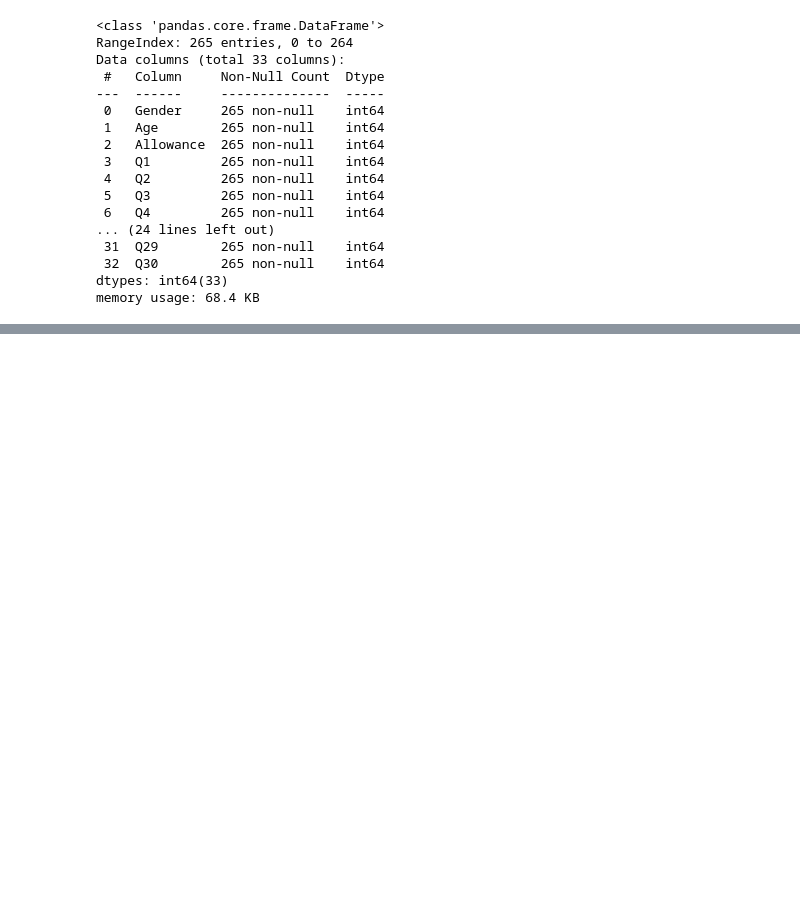
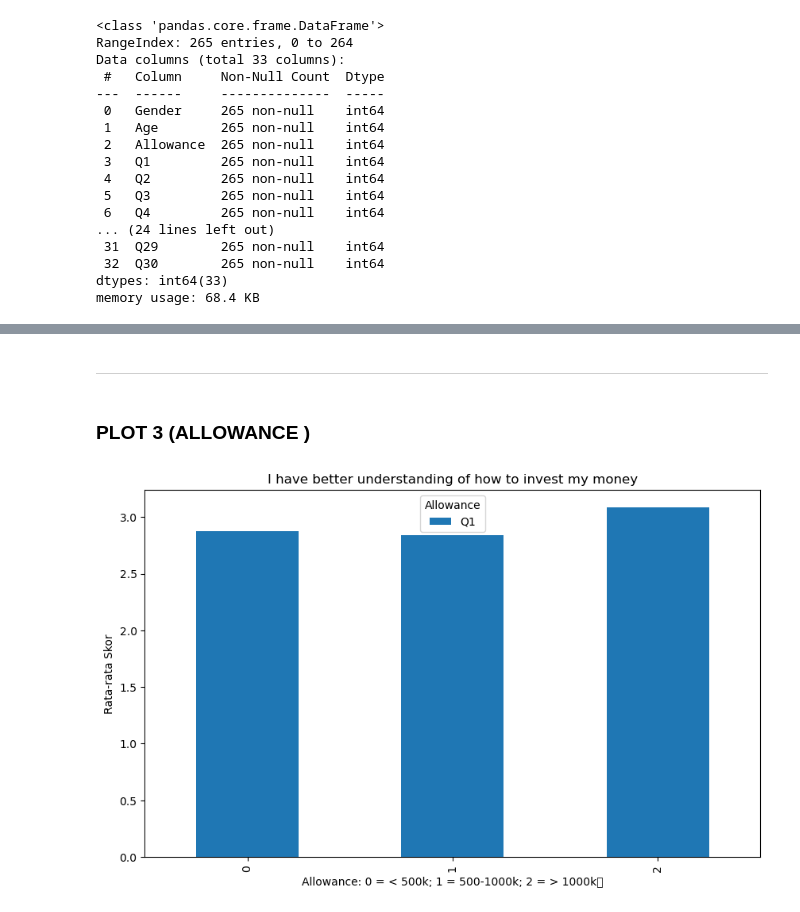
Before and after one commit to FTDS-assignment-bay/p2-final-project-ftds-006-bsd-group-001, a Jupyter notebook: test.ipynb, the cells around one changed output, grey strips where cells are left out. Saved outputs shown, nothing was run; the diff lists cells and outputs as text; code cells hidden in the pictures; blank space fills up the shorter version.

```diff
--- a/test.ipynb
+++ b/test.ipynb
@@ -51,0 +98,15 @@ memory usage: 68.4 KB
+# %% [markdown]
+___
+# %% [markdown]
+### PLOT 3 (ALLOWANCE )
+# %%
+# Bar Plot Rata-rata Q1-Q5 berdasarkan Gender
+mean_values = df.groupby('Allowance').mean().loc[:, 'Q1'].T
+mean_values.plot(kind='bar', figsize=(10, 6))
+plt.title('I have better understanding of how to invest my money')
+plt.xlabel('Allowance: 0 = < 500k; 1 = 500-1000k; 2 = > 1000k	')
+plt.ylabel('Rata-rata Skor')
+plt.legend(title='Allowance')
+plt.show()
+# %% [output]
+[figure, added]
```
Also changed, not shown: parts of 20 cells of this notebook.
